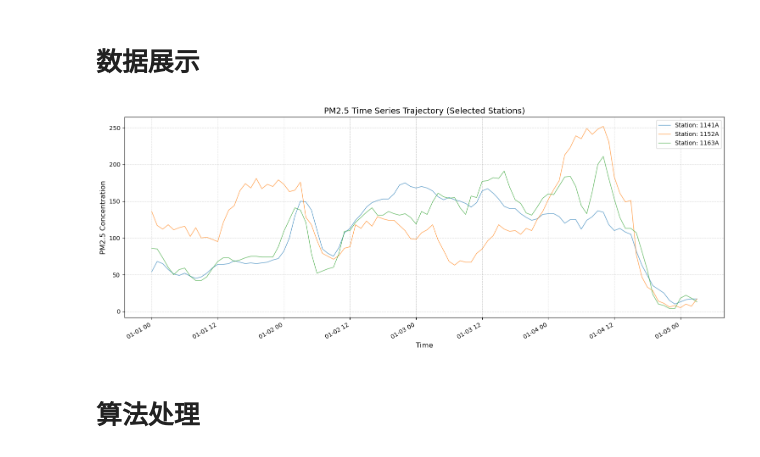
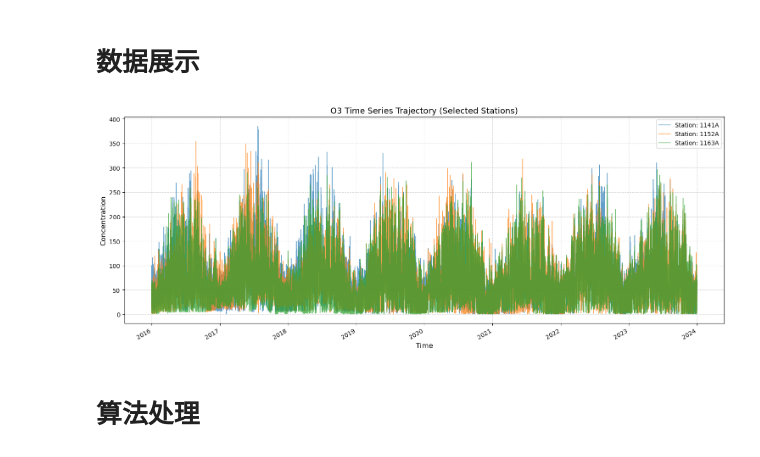
Before and after one commit to Matthew-ymz/koopCE, a Jupyter notebook: notebooks/air_data.ipynb, the cells around one changed output. Cells and saved outputs as stored; diff of their text form; code cells hidden in the pictures.

```diff
--- a/notebooks/air_data.ipynb
+++ b/notebooks/air_data.ipynb
@@ -52,40 +52,41 @@ import matplotlib.pyplot as plt
 
 num_stations_to_plot = 3
 pm25 = ds['PM2.5']
+o3 = ds['O3']
 times = ds['time'].values
 stations = ds['station'].values
 # 方式 A: 随机选择站点
 # selected_indices = np.random.choice(len(stations), num_stations_to_plot, replace=False)
 
 # 方式 B: 手动指定前几个站点 (比较稳定，适合观察)
 selected_indices = [0, 10, 20] # 比如第1个、第11个、第21个站点
 
 # 创建画布
 plt.figure(figsize=(15, 6))
 
 # 循环绘制选定站点的曲线
 for idx in selected_indices:
     station_name = stations[idx]
     # 提取该站点的 PM2.5 数据
     # .isel(station=idx) 按索引取
-    station_data = pm25.isel(station=idx).values
+    station_data = o3.isel(station=idx).values
 
-    plt.plot(times[:100], station_data[:100], label=f'Station: {station_name}', alpha=0.7, linewidth=1)
+    plt.plot(times, station_data, label=f'Station: {station_name}', alpha=0.7, linewidth=1)
 
 # 添加图表细节
-plt.title('PM2.5 Time Series Trajectory (Selected Stations)', fontsize=14)
-plt.ylabel('PM2.5 Concentration', fontsize=12)
+plt.title('O3 Time Series Trajectory (Selected Stations)', fontsize=14)
+plt.ylabel('Concentration', fontsize=12)
 plt.xlabel('Time', fontsize=12)
 plt.legend(loc='upper right')
 plt.grid(True, linestyle='--', alpha=0.5)
 
 # 优化时间轴显示 (防止重叠)
 plt.gcf().autofmt_xdate()
 
 plt.tight_layout()
 plt.show()
 # %% [output]
-[figure, old version]
+[figure, new version]
 # %% [markdown]
 # 算法处理
 # %%
```
Also changed, not shown: parts of 14 cells of this notebook, 2 other files.
